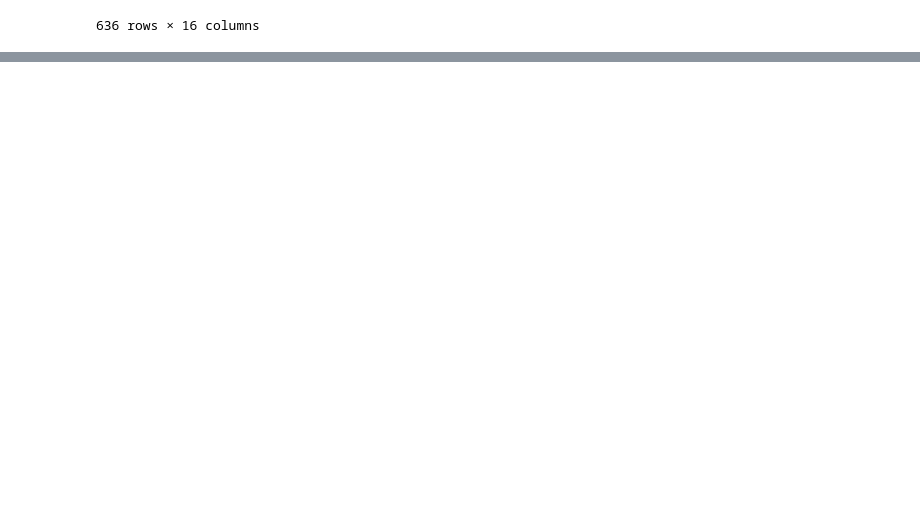
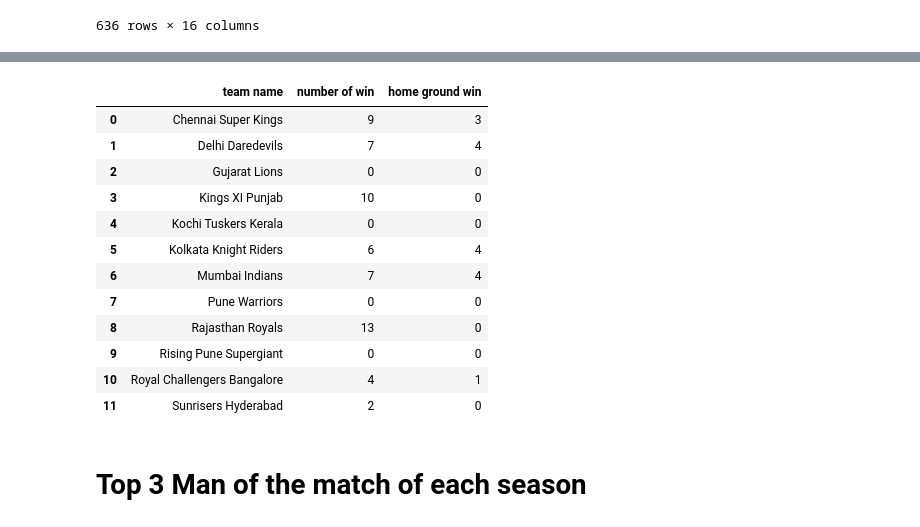
Before and after one commit to Aiant1/Data_Analysis_Projects, a Jupyter notebook: Indian_Premier_League_Data_analysis.ipynb, the cells around one changed output, grey strips where cells are left out. Drawn from its saved outputs; the diff is of its cells as text; code cells hidden in the pictures; blank space fills up the shorter version.

```diff
--- a/Indian_Premier_League_Data_analysis.ipynb
+++ b/Indian_Premier_League_Data_analysis.ipynb
@@ -216,0 +250,49 @@ max_win_count
+# %%
+number_of_matches_won=[]
+number_of_matches_won_in_home_ground=[]
+team_name_list=[]
+
+for teams in name_of_teams:
+  c_win=0
+  c_win_home_ground=0
+  for i in range(len(season1["winner"])):
+    # print (list(season1["winner"])[i])
+    # print (teams)
+    if teams==list(season1["winner"])[i]:
+      c_win=c_win+1
+      list_split=teams.split(" ")
+
+      if list(season1["city"])[i] in list_split:
+        c_win_home_ground=c_win_home_ground+1
+  team_name_list.append(teams)
+  number_of_matches_won_in_home_ground.append(c_win_home_ground)
+  number_of_matches_won.append(c_win)
+
+
+  home_ground_win_df=pd.DataFrame({"team name":team_name_list,"number of win":number_of_matches_won,"home ground win":number_of_matches_won_in_home_ground})
+# ******************************************************************************************
+### update ********** the home ground analysis is incorrect as the name of the teams not always
+#colides with city, and if you consider vanue, for different seasons the homeground for different teams
+#were different
+#find the link here for information on homeground
+# https://en.wikipedia.org/wiki/List_of_Indian_Premier_League_venues
+
+# I am working on optimized solution of homeground analysis
+# %%
+home_ground_win_df
+# %% [output]
+|  | team name | number of win | home ground win |
+| 0 | Chennai Super Kings | 9 | 3 |
+| 1 | Delhi Daredevils | 7 | 4 |
+| 2 | Gujarat Lions | 0 | 0 |
+| 3 | Kings XI Punjab | 10 | 0 |
+| 4 | Kochi Tuskers Kerala | 0 | 0 |
+| 5 | Kolkata Knight Riders | 6 | 4 |
+| 6 | Mumbai Indians | 7 | 4 |
+| 7 | Pune Warriors | 0 | 0 |
+| 8 | Rajasthan Royals | 13 | 0 |
+| 9 | Rising Pune Supergiant | 0 | 0 |
+| 10 | Royal Challengers Bangalore | 4 | 1 |
+| 11 | Sunrisers Hyderabad | 2 | 0 |
+# %% [markdown]
+# Top 3 Man of the match of each season
```
Also changed, not shown: parts of 18 cells of this notebook.
